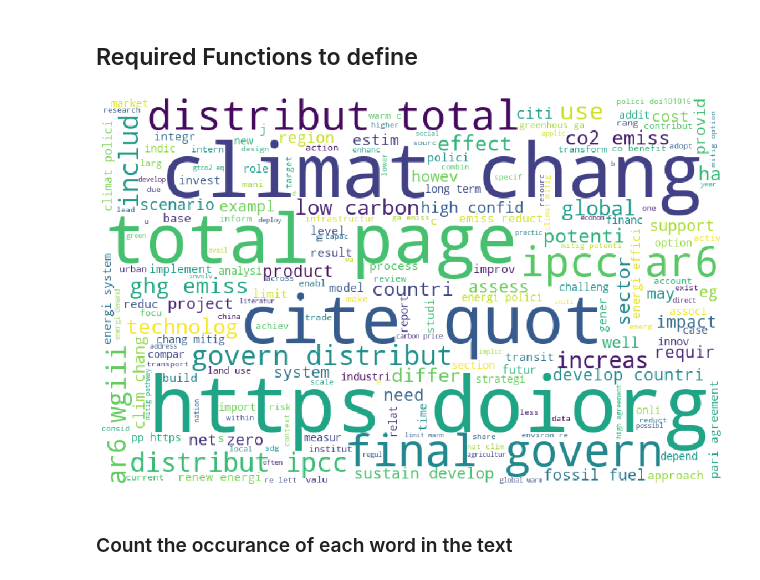
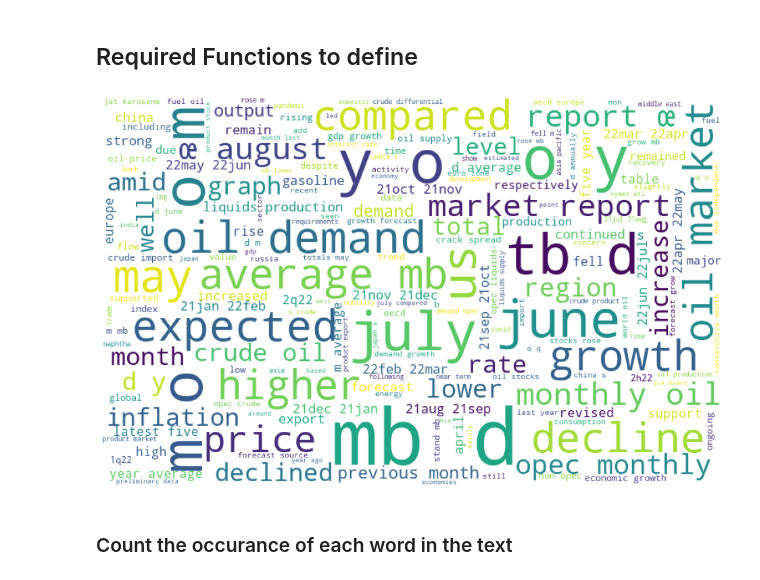
Before and after one commit to muadelm/PDF_report_to_WordCloud, a Jupyter notebook: PDF report_ what do reports say-Papers-Functions_FullCode.ipynb, the cells around one changed output. Saved outputs shown, nothing was run; the diff lists cells and outputs as text; code cells hidden in the pictures.

```diff
--- a/PDF report_ what do reports say-Papers-Functions_FullCode.ipynb
+++ b/PDF report_ what do reports say-Papers-Functions_FullCode.ipynb
@@ -298,9 +298,9 @@ def text_to_cloud(text_obj, stem):
     plt.tight_layout(pad = 1)
     plt.show()
 # %%
-doc_to_cloud(r'C:\Users\M.Amer\Desktop\GECF_Corona\workshops and interviews and participations\COP27 coordination workshop Sep 2022\IPCC_AR6_WGIII_FinalDraft_FullReport.pdf', 1)
+doc_to_cloud(r'C:\Users\M.Amer\Desktop\Random files\OPEC_MOMR_August-2022.pdf', 0)
 # %% [output]
-[figure, old version]
+[figure, new version]
 # %% [markdown]
 ### Count the occurance of each word in the text
 # %%
```
